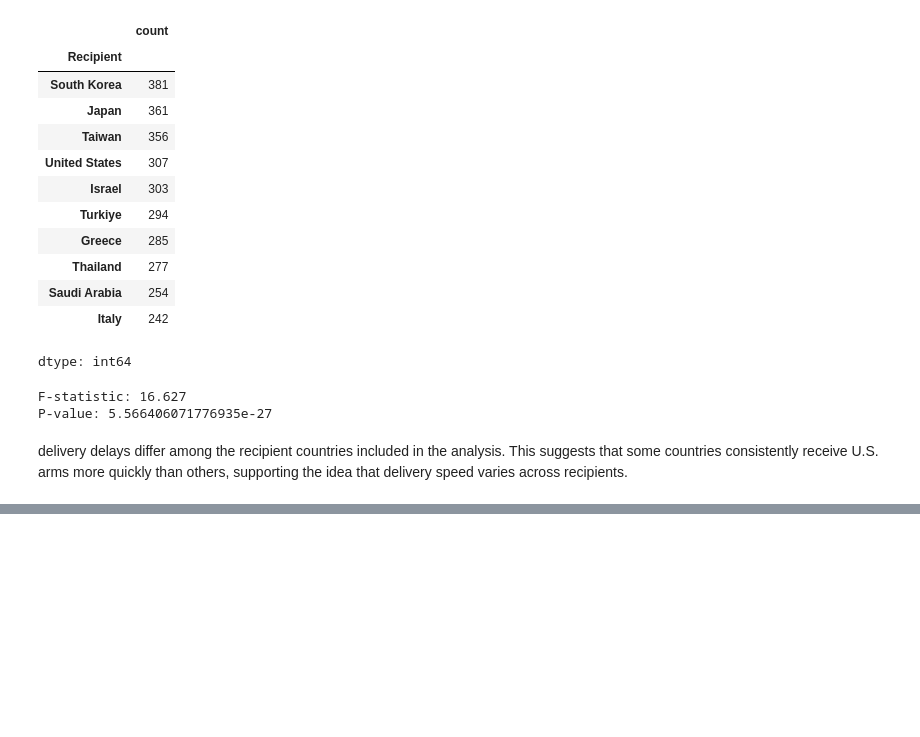
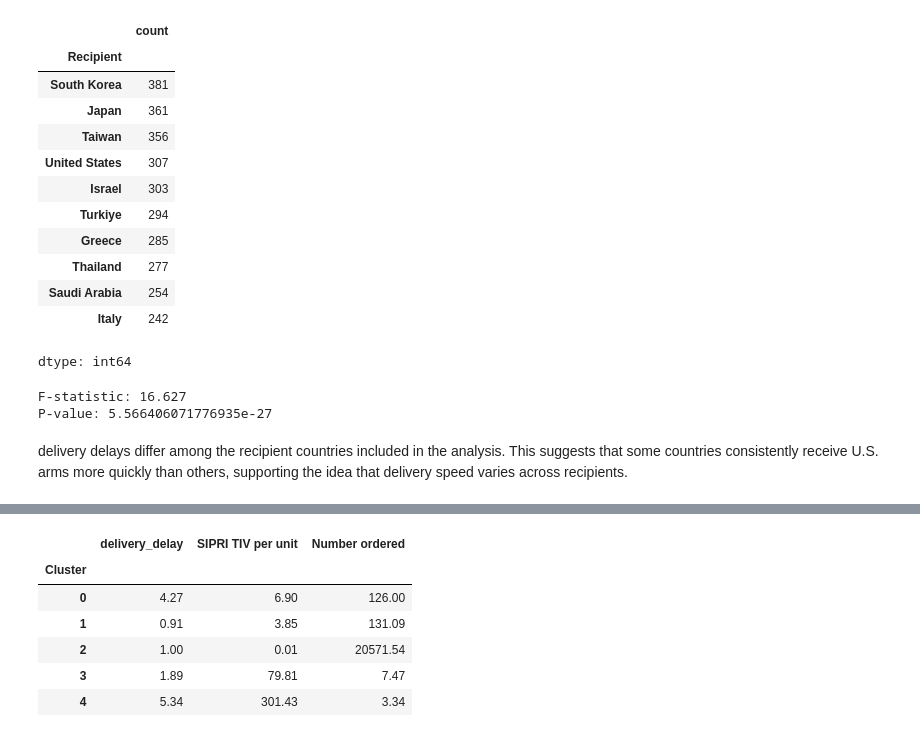
Before and after one commit to Requiessss/DATA-science-prj, a Jupyter notebook: Main_prj.ipynb, the cells around one changed output, grey strips where cells are left out. Drawn from its saved outputs; the diff is of its cells as text; code cells hidden in the pictures; blank space fills up the shorter version.

```diff
--- a/Main_prj.ipynb
+++ b/Main_prj.ipynb
@@ -630,0 +722,21 @@ delivery delays differ among the recipient countries included in the analysis. T
+# %%
+cluster_summary = (
+    features
+    .groupby("Cluster")
+    .agg({
+        "delivery_delay": "mean",
+        "SIPRI TIV per unit": "mean",
+        "Number ordered": "mean"
+    })
+    .round(2)
+)
+
+cluster_summary
+# %% [output]
+|  | delivery_delay | SIPRI TIV per unit | Number ordered |
+| Cluster |  |  |  |
+| 0 | 4.27 | 6.90 | 126.00 |
+| 1 | 0.91 | 3.85 | 131.09 |
+| 2 | 1.00 | 0.01 | 20571.54 |
+| 3 | 1.89 | 79.81 | 7.47 |
+| 4 | 5.34 | 301.43 | 3.34 |
```
Also changed, not shown: parts of 10 cells of this notebook.
